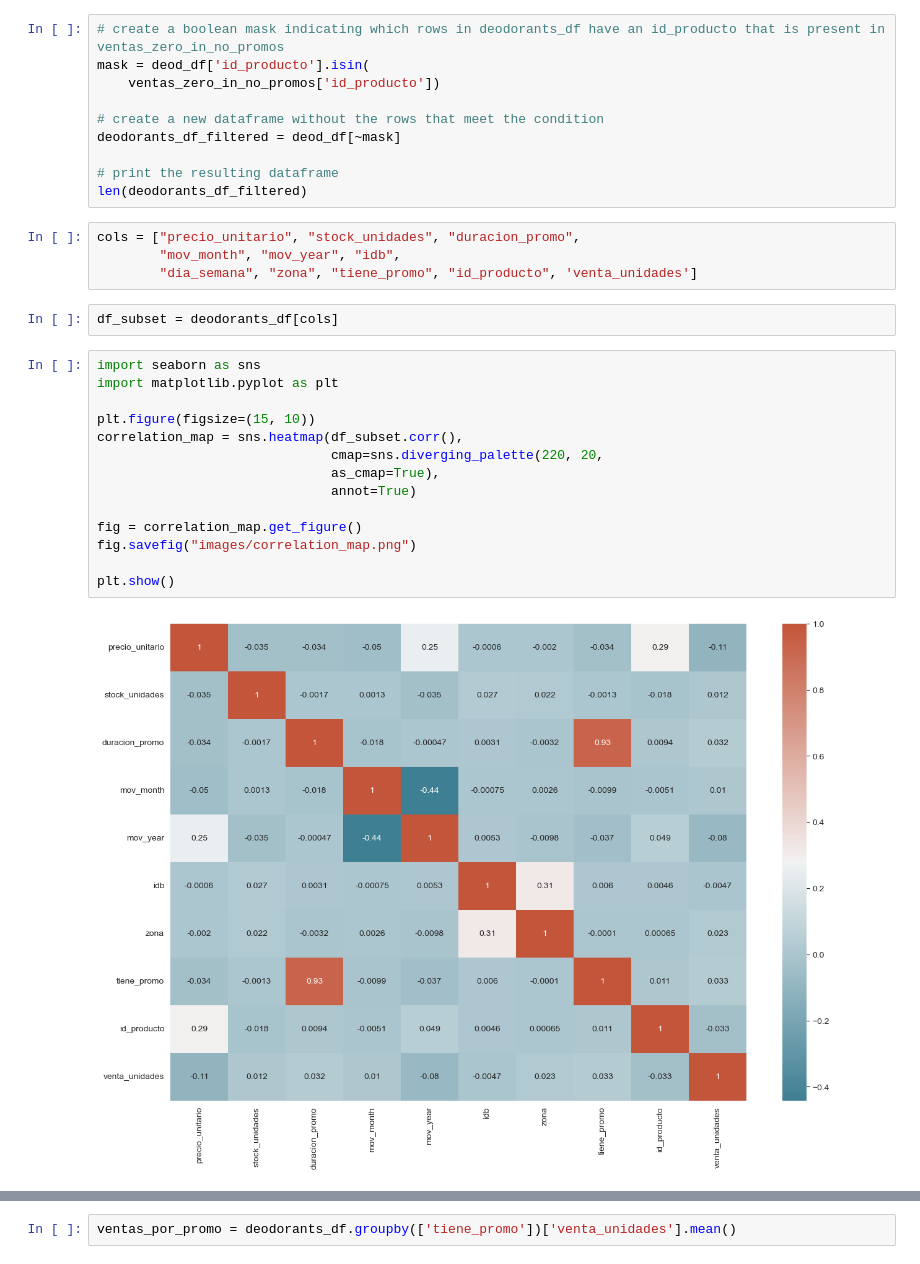
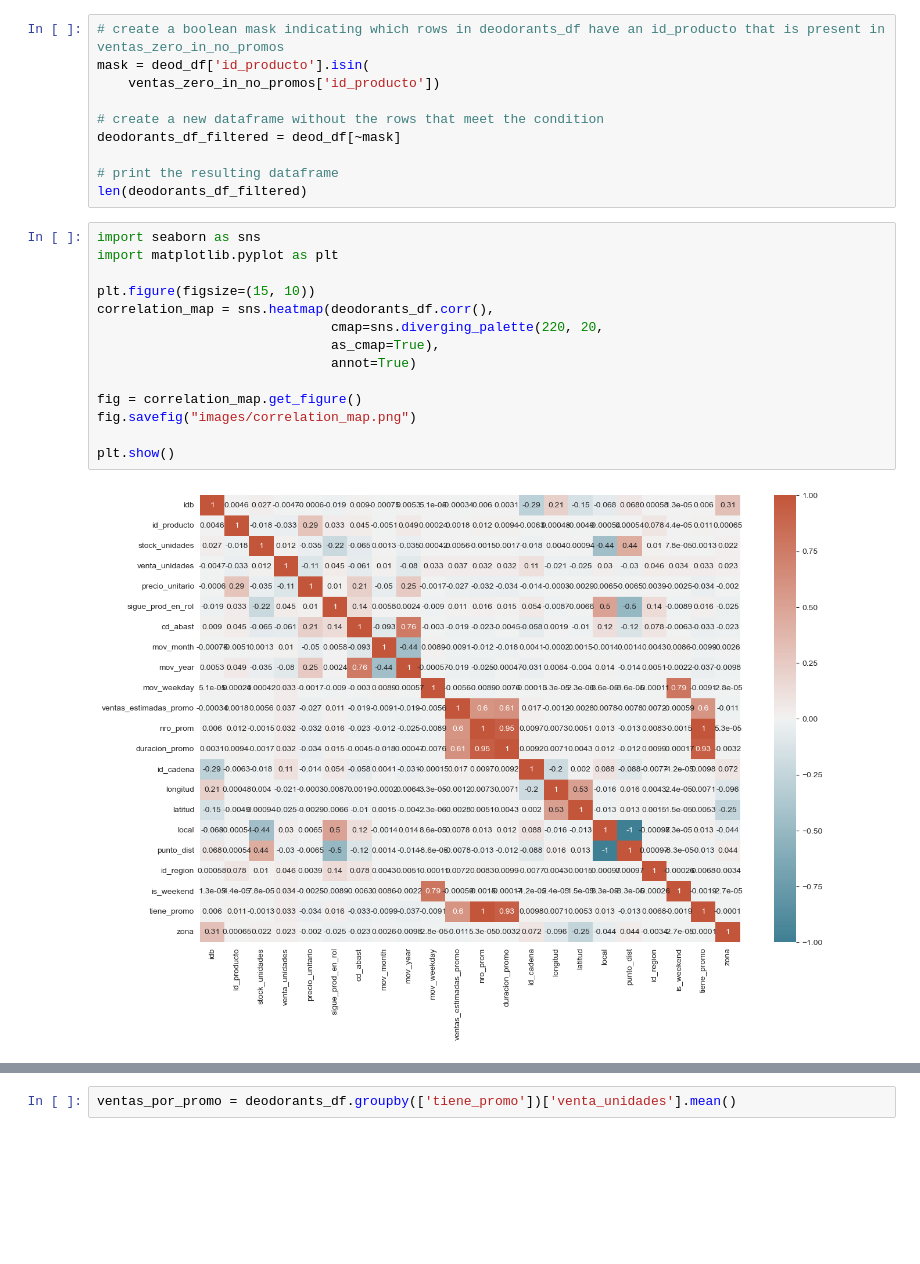
Before and after one commit to ErikaMelt/deodorants-project, a Jupyter notebook: eda/eda_erika_v1.ipynb, the cells around one changed output, grey strips where cells are left out. Saved outputs shown, nothing was run; the diff lists cells and outputs as text; blank space fills up the shorter version.

```diff
--- a/eda/eda_erika_v1.ipynb
+++ b/eda/eda_erika_v1.ipynb
@@ -536,25 +575,19 @@ deodorants_df_filtered = deod_df[~mask]
 
 # print the resulting dataframe
 len(deodorants_df_filtered)
-# %%
-cols = ["precio_unitario", "stock_unidades", "duracion_promo",
-        "mov_month", "mov_year", "idb",
-        "dia_semana", "zona", "tiene_promo", "id_producto", 'venta_unidades']
-# %%
-df_subset = deodorants_df[cols]
 # %%
 import seaborn as sns
 import matplotlib.pyplot as plt
 
 plt.figure(figsize=(15, 10))
-correlation_map = sns.heatmap(df_subset.corr(),
+correlation_map = sns.heatmap(deodorants_df.corr(),
                               cmap=sns.diverging_palette(220, 20,
                               as_cmap=True),
                               annot=True)
 
 fig = correlation_map.get_figure()
 fig.savefig("images/correlation_map.png")
 
 plt.show()
 # %% [output]
-[figure, old version]
+[figure, new version]
```
Also changed, not shown: parts of 11 cells of this notebook, 3 other files.
